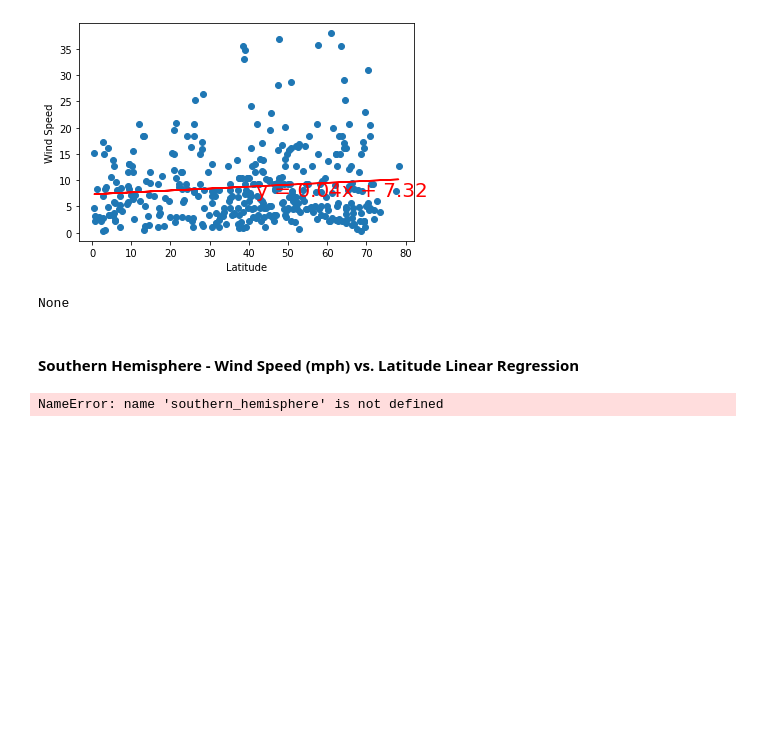
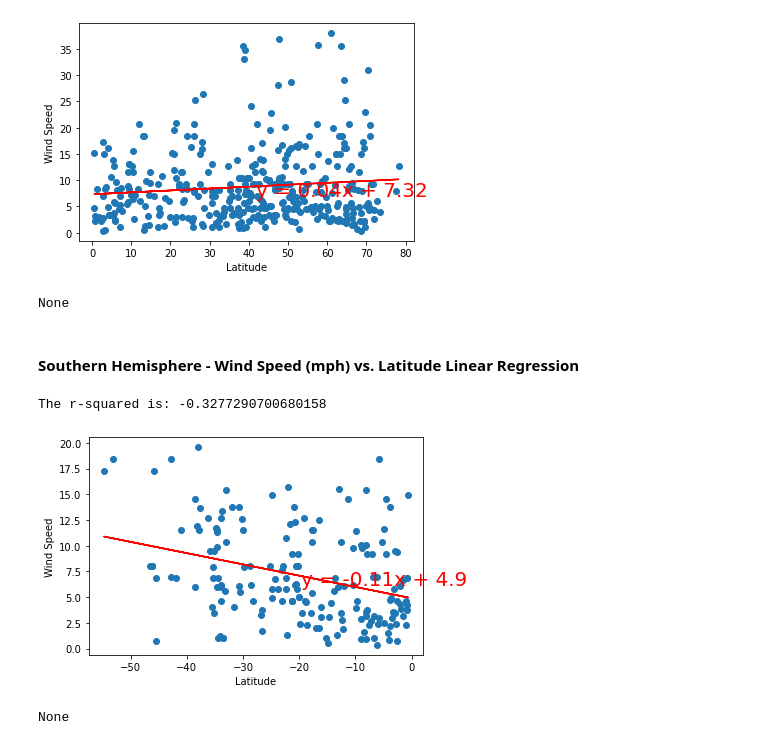
Before and after one commit to emersonmolett/python-api-challenge, a Jupyter notebook: WeatherPy/WeatherPy.ipynb, the cells around one changed output. Saved outputs shown, nothing was run; the diff lists cells and outputs as text; code cells hidden in the pictures; blank space fills up the shorter version.

```diff
--- a/WeatherPy/WeatherPy.ipynb
+++ b/WeatherPy/WeatherPy.ipynb
@@ -321,8 +319,10 @@ None
 ####  Southern Hemisphere - Wind Speed (mph) vs. Latitude Linear Regression
 # %%
 x_values = Southern_hemisphere["Lat"]
-y_values = southern_hemisphere["Wind Speed"]
+y_values = Southern_hemisphere["Wind Speed"]
 plt.ylabel("Wind Speed")
 print(linear_reg_plot(x_values,y_values))
 # %% [output]
-NameError: name 'southern_hemisphere' is not defined
+The r-squared is: -0.3277290700680158
+[figure, added]
+None
```
Also changed, not shown: parts of 1 cell of this notebook, 1 other file.
